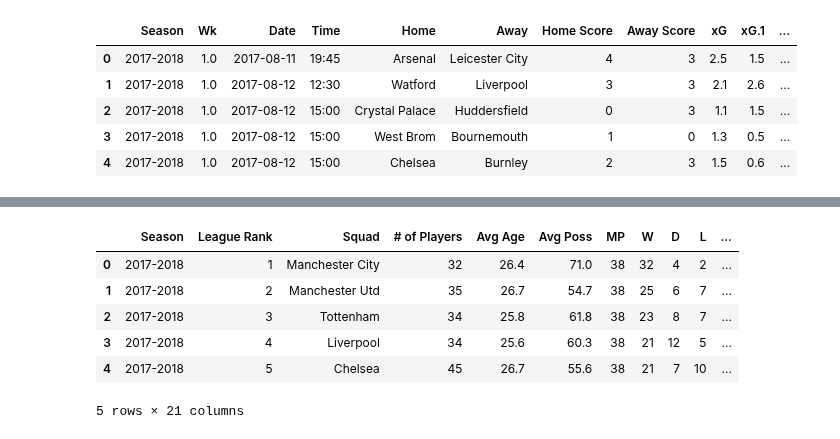
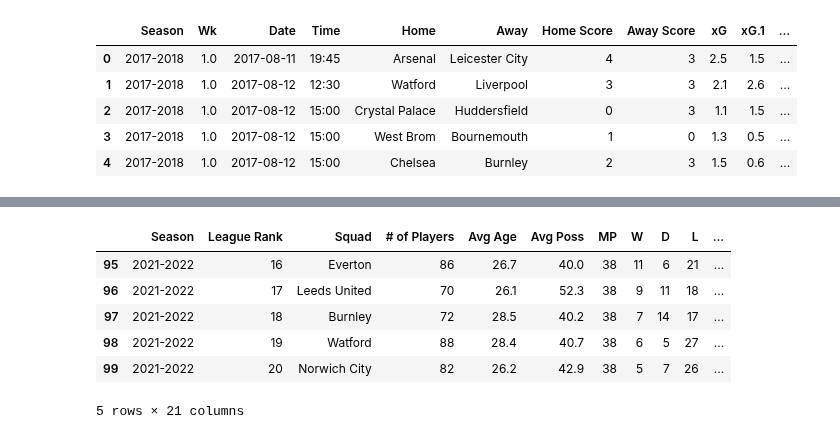
Before and after one commit to GurpreetChugh/Project-Football, a Jupyter notebook: EPL_Project_Football.ipynb, the cells around one changed output, grey strips where cells are left out. Cells and saved outputs as stored; diff of their text form; code cells hidden in the pictures.

```diff
--- a/EPL_Project_Football.ipynb
+++ b/EPL_Project_Football.ipynb
@@ -382,15 +378,16 @@ EPL_all_seasons_sum_df.columns
 # %%
+# Re-organize column order & re-set index
 EPL_all_seasons_sum_df
 EPL_all_seasons_sum_df = EPL_all_seasons_sum_df[['Season', 'League Rank', 'Squad', '# of Players', 'Avg Age', 'Avg Poss', 'MP',
        'W', 'D', 'L', 'GF', 'GA', 'GD', 'Pts', 'Pts/MP', 'xG', 'xGA', 'xGD',
        'xGD/90', 'Attendance', 'Annual Wages ($)']]
 EPL_all_seasons_sum_df = EPL_all_seasons_sum_df.reset_index(drop=True)
-EPL_all_seasons_sum_df.head()
+EPL_all_seasons_sum_df.tail()
 # %% [output]
 |  | Season | League Rank | Squad | # of Players | Avg Age | Avg Poss | MP | W | D | L | ... |
-| 0 | 2017-2018 | 1 | Manchester City | 32 | 26.4 | 71.0 | 38 | 32 | 4 | 2 | ... |
-| 1 | 2017-2018 | 2 | Manchester Utd | 35 | 26.7 | 54.7 | 38 | 25 | 6 | 7 | ... |
-| 2 | 2017-2018 | 3 | Tottenham | 34 | 25.8 | 61.8 | 38 | 23 | 8 | 7 | ... |
-| 3 | 2017-2018 | 4 | Liverpool | 34 | 25.6 | 60.3 | 38 | 21 | 12 | 5 | ... |
-| 4 | 2017-2018 | 5 | Chelsea | 45 | 26.7 | 55.6 | 38 | 21 | 7 | 10 | ... |
+| 95 | 2021-2022 | 16 | Everton | 86 | 26.7 | 40.0 | 38 | 11 | 6 | 21 | ... |
+| 96 | 2021-2022 | 17 | Leeds United | 70 | 26.1 | 52.3 | 38 | 9 | 11 | 18 | ... |
+| 97 | 2021-2022 | 18 | Burnley | 72 | 28.5 | 40.2 | 38 | 7 | 14 | 17 | ... |
+| 98 | 2021-2022 | 19 | Watford | 88 | 28.4 | 40.7 | 38 | 6 | 5 | 27 | ... |
+| 99 | 2021-2022 | 20 | Norwich City | 82 | 26.2 | 42.9 | 38 | 5 | 7 | 26 | ... |
 5 rows × 21 columns
```
Also changed, not shown: parts of 11 cells of this notebook, 3 other files.
